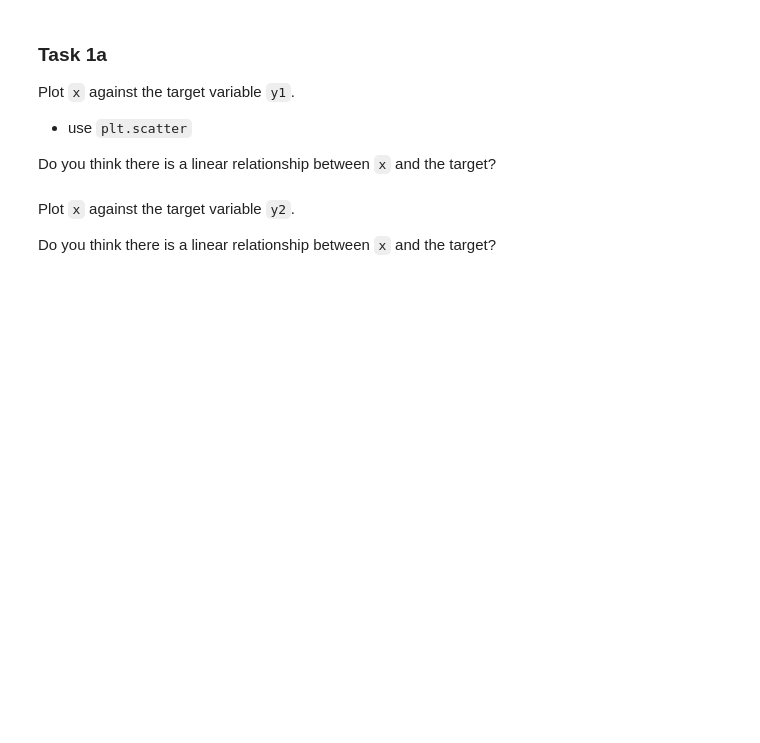
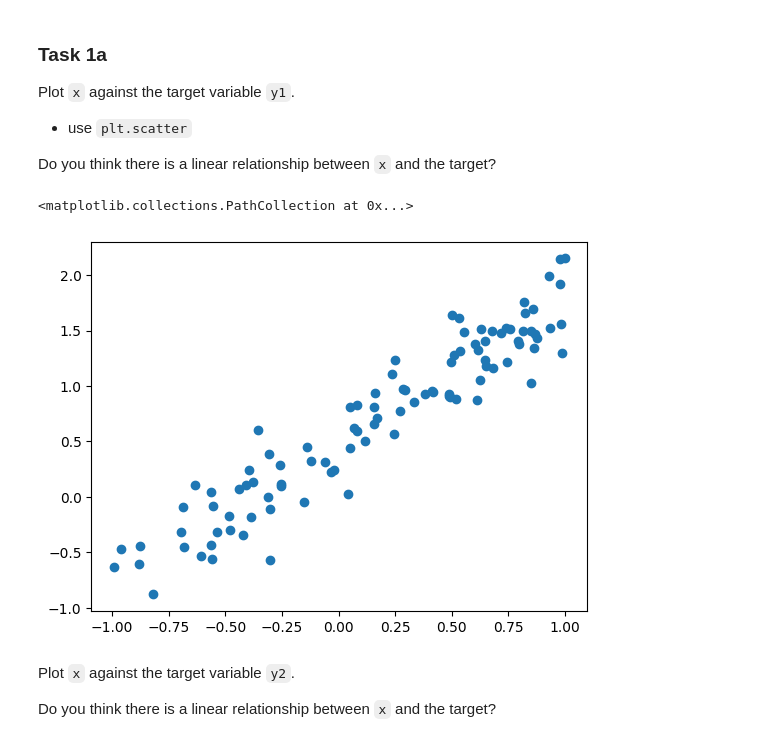
Before and after one commit to tumxo/mldm_hs22, a Jupyter notebook: labs/L03_linear_regression_LAB_ASSIGNMENT.ipynb, the cells around one changed output. Saved outputs shown, nothing was run; the diff lists cells and outputs as text; code cells hidden in the pictures; blank space fills up the shorter version.

```diff
--- a/labs/L03_linear_regression_LAB_ASSIGNMENT.ipynb
+++ b/labs/L03_linear_regression_LAB_ASSIGNMENT.ipynb
@@ -36,6 +36,13 @@ Plot `x` against the target variable `y1`.
 
 
 Do you think there is a linear relationship between `x` and the target?
+# %%
+plt.scatter(x, y1)
+
+## looks like there is a linear relationship
+# %% [output]
+<matplotlib.collections.PathCollection at 0x...>
+[figure, added]
 # %% [markdown]
 Plot `x` against the target variable `y2`.
 
```
Also changed, not shown: parts of 18 cells of this notebook, 6 other files.
